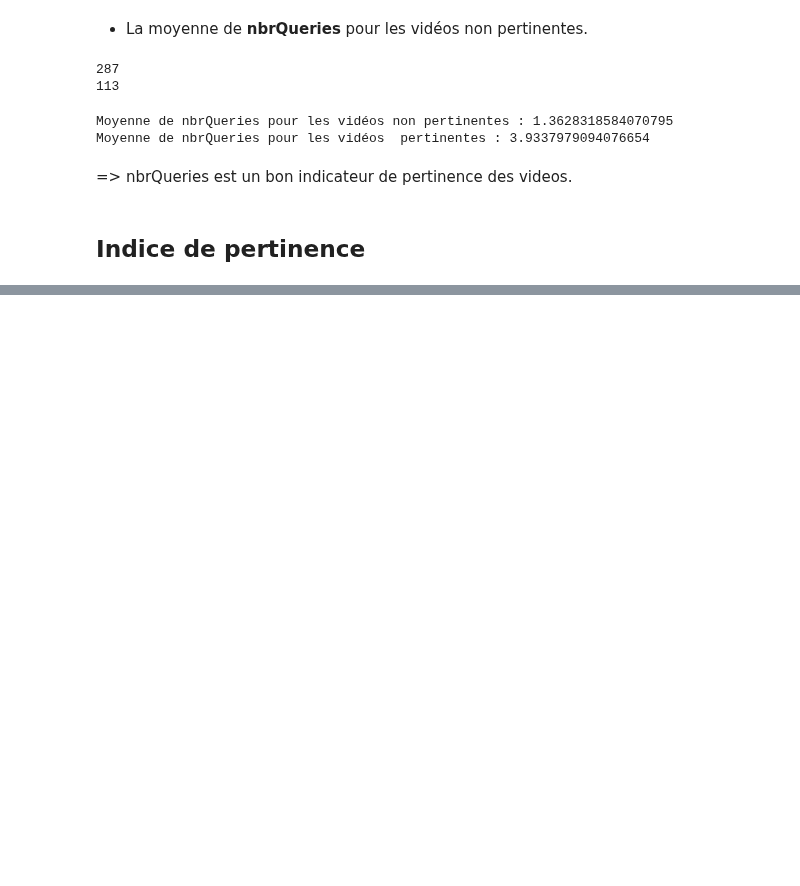
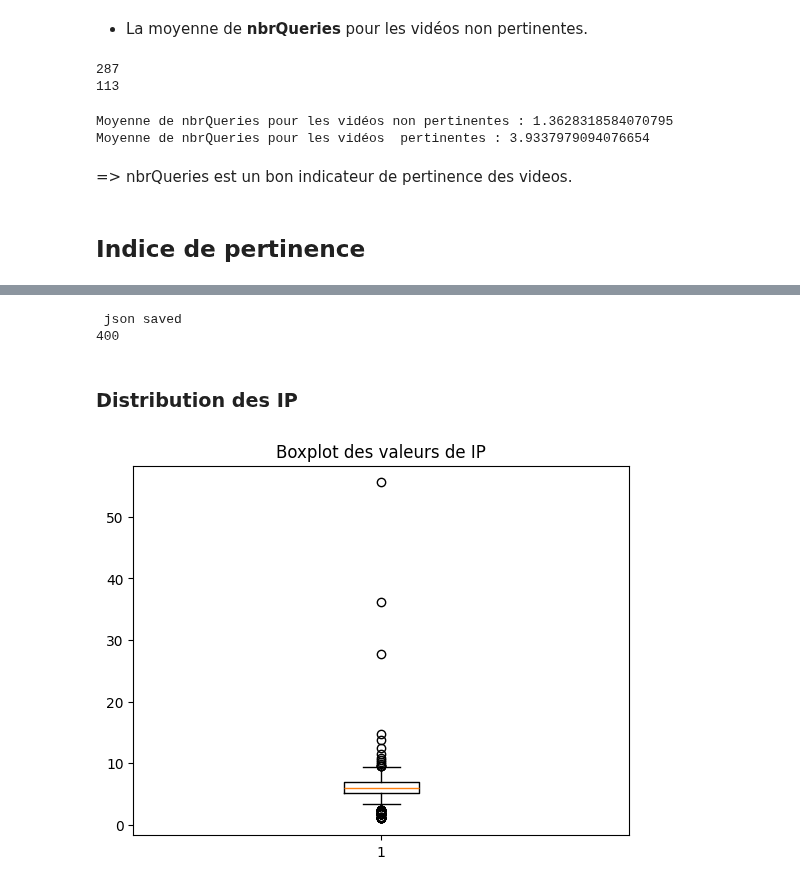
Before and after one commit to ITSAIDI/STAY_DEV, a Jupyter notebook: filtering/videos/scripts/filter3.ipynb, the cells around one changed output, grey strips where cells are left out. Drawn from its saved outputs; the diff is of its cells as text; code cells hidden in the pictures; blank space fills up the shorter version.

```diff
--- a/filtering/videos/scripts/filter3.ipynb
+++ b/filtering/videos/scripts/filter3.ipynb
@@ -643,3 +643,7 @@ def calculateIP(alpha,beta):
 # %%
-echantillonIP = calculateIP(0.7,0.3)
-saveJson("../jsons/echantillonIP.json",echantillonIP)
+echantillonIP_Results = getEchantillonIP(alpha=0.7,beta=0.3)
+saveJson("../jsons/echantillonIP_Results.json",echantillonIP_Results)
+print(len(echantillonIP_Results))
+# %% [output]
+ json saved
+400
@@ -647,0 +650,15 @@ len(echantillonIP)
+# %% [markdown]
+### Distribution des IP
+# %%
+echantillonIP_Results = openJson("../jsons/echantillonIP_Results.json")
+# %%
+import numpy as np
+import matplotlib.pyplot as plt
+
+ip_values = [item['IP'] for item in echantillonIP_Results]
+
+plt.boxplot(ip_values, vert=True)
+plt.title('Boxplot des valeurs de IP')
+plt.show()
+# %% [output]
+[figure, added]
```
Also changed, not shown: parts of 12 cells of this notebook, 1 other file.
